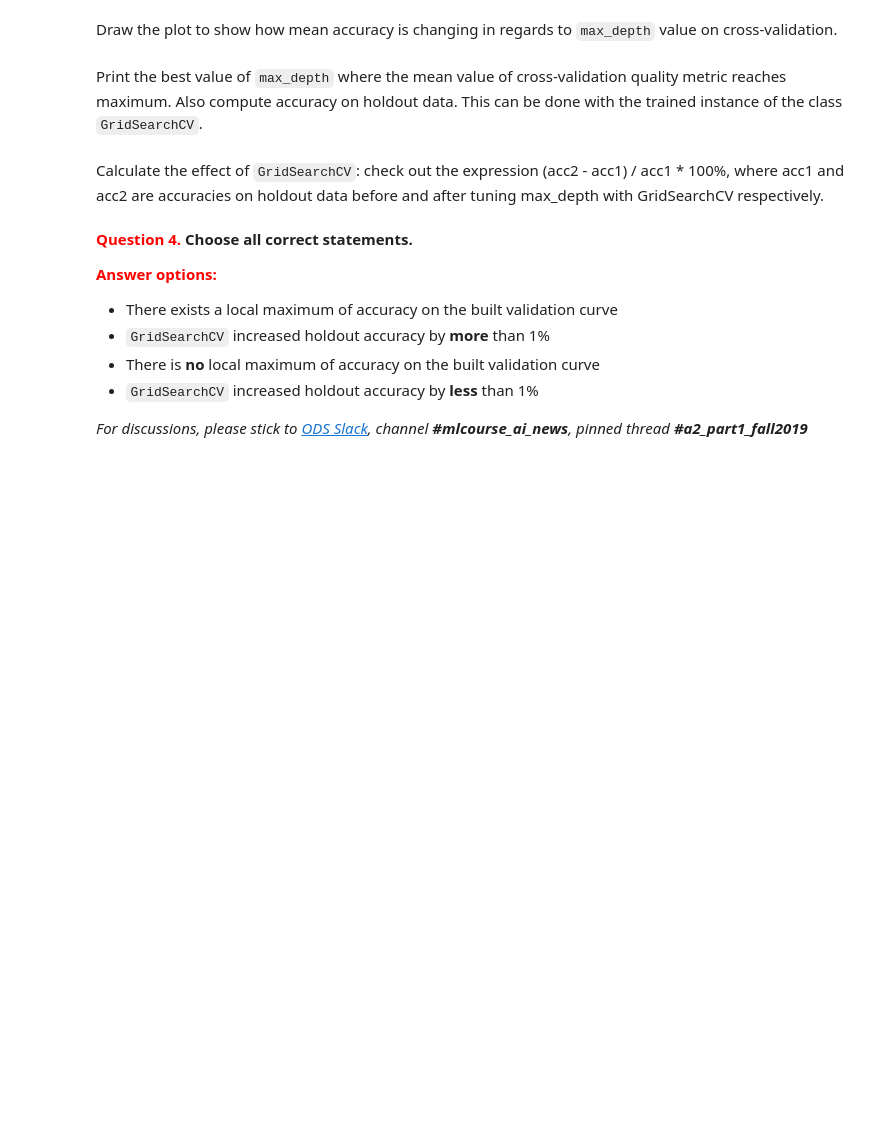
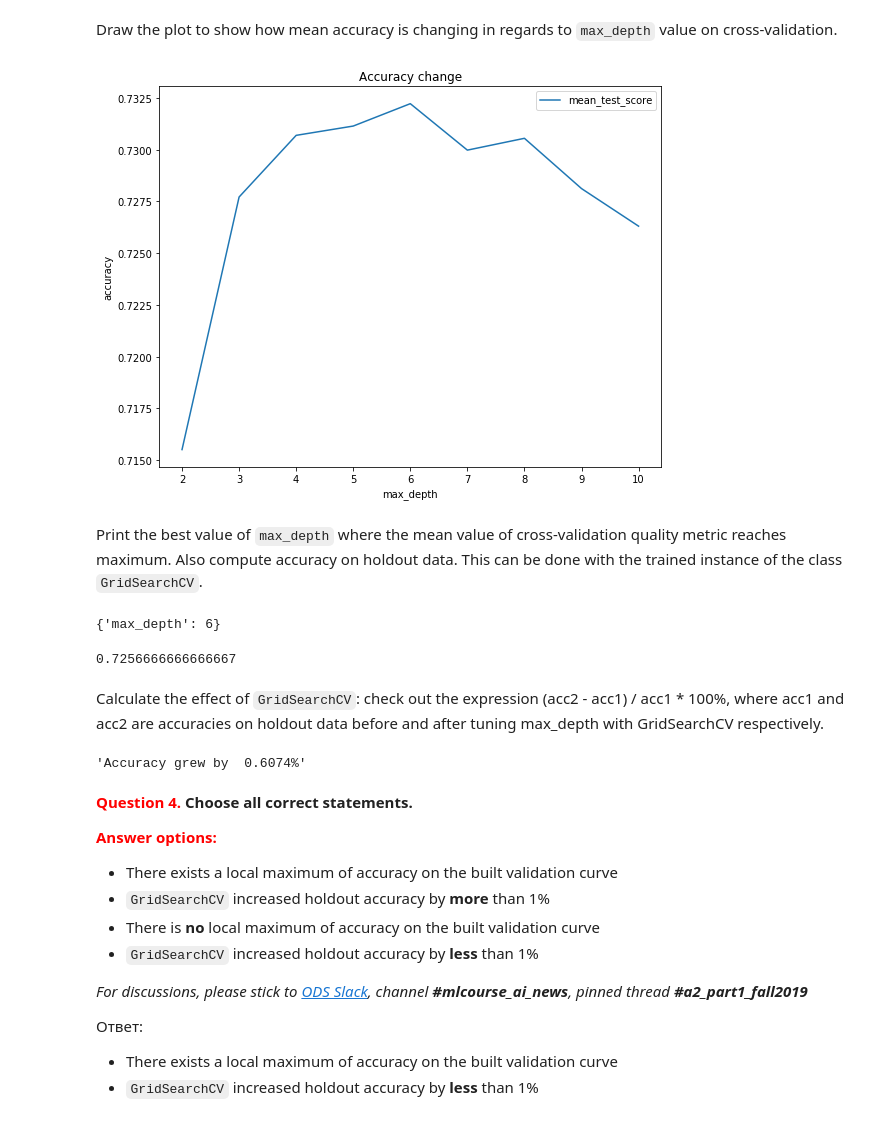
Before and after one commit to koolvn/mlcourse.ai, a Jupyter notebook: jupyter_english/assignments_fall2019/assignment2_part1_decision_trees.ipynb, the cells around one changed output. Saved outputs shown, nothing was run; the diff lists cells and outputs as text; code cells hidden in the pictures; blank space fills up the shorter version.

```diff
--- a/jupyter_english/assignments_fall2019/assignment2_part1_decision_trees.ipynb
+++ b/jupyter_english/assignments_fall2019/assignment2_part1_decision_trees.ipynb
@@ -276,3 +291,9 @@ Split data into train and holdout parts in the proportion of 7/3 using `sklearn.
+# %%
+# You code here
+from sklearn.model_selection import train_test_split
+X = df.drop(['cardio'], axis=1).values
+y = df['cardio'].values
+X_train, X_valid, y_train, y_valid = train_test_split(X, y, test_size=0.3, random_state=17)
 # %% [markdown]
 Train a decision tree on the dataset `(X_train, y_train)` with **max depth equal to 3** and `random_state=17`. Plot this tree with `sklearn.tree.export_graphviz` and Graphviz. Here we need to mention that `sklearn` doesn't draw decision trees on its own, but is able to output a tree in the `.dot` format that can be used by Graphviz for visualization.
 
@@ -292,0 +310,15 @@ os.environ["PATH"] += os.pathsep + path_to_graphviz
+# %%
+# import os
+# path_to_graphviz = '' # your path to graphviz (C:\\Program Files (x86)\\Graphviz2.38\\bin\\ for example)
+# os.environ["PATH"] += os.pathsep + path_to_graphviz
+from sklearn.tree import DecisionTreeClassifier, export_graphviz
+from io import StringIO
+import pydotplus
+from ipywidgets import Image
+
+tree = DecisionTreeClassifier(random_state=17, max_depth=3).fit(X_train, y_train)
+dot_data = StringIO()
+export_graphviz(tree, feature_names=df.drop(['cardio'], axis=1).columns,
+                out_file=dot_data, filled=True)
+graph = pydotplus.graph_from_dot_data(dot_data.getvalue())
+Image(value=graph.create_png())
@@ -309,8 +352,9 @@ Make predictions for holdout data `(X_valid, y_valid)` with the trained decision
 # %% [markdown]
 Set up the depth of the tree using cross-validation on the dataset `(X_train, y_train)` in order to increase quality of the model. Use `GridSearchCV` with 5 folds. Fix `random_state=17` and change  `max_depth` from 2 to 10.
 # %%
+from sklearn.model_selection import GridSearchCV
 tree_params = {'max_depth': list(range(2, 11))}
-
-tree_grid = GridSearchCV # You code here
+# You code here
+tree_grid = GridSearchCV(estimator=tree, param_grid=tree_params, cv=5, scoring='accuracy')
 # %% [markdown]
 Draw the plot to show how mean accuracy is changing in regards to `max_depth` value on cross-validation.
@@ -319,11 +361,35 @@ Draw the plot to show how mean accuracy is changing in regards to `max_depth` va
+# %%
+# You code here
+tree_grid.fit(X_train, y_train)
+plt.figure(figsize=(9, 7), facecolor='white')
+plt.plot(np.linspace(2, 10, 9), tree_grid.cv_results_['mean_test_score'], label='mean_test_score')#[f'split{i}_test_score'], label=f'Split № {i+1}')
+
+plt.title('Accuracy change')
+plt.xlabel('max_depth')
+plt.ylabel('accuracy')
+plt.legend()
+plt.show()
+# %% [output]
+[figure, added]
 # %% [markdown]
 Print the best value of `max_depth` where the mean value of cross-validation quality metric reaches maximum. Also compute accuracy on holdout data. This can be done with the trained instance of the class `GridSearchCV`.
 # %%
 # You code here
+tree_grid.best_params_
+# %% [output]
+{'max_depth': 6}
+# %%
+acc2 = accuracy_score(y_valid, tree_grid.predict(X_valid))
+acc2
+# %% [output]
+0.7256666666666667
 # %% [markdown]
 Сalculate the effect of `GridSearchCV`: check out the expression (acc2 - acc1) / acc1 * 100%, where acc1 and acc2 are accuracies on holdout data before and after tuning max_depth with GridSearchCV respectively.
 # %%
 # You code here
+f'Accuracy grew by {((acc2-acc1)/acc1) * 100 : .4}%'
+# %% [output]
+'Accuracy grew by  0.6074%'
 # %% [markdown]
 **<font color='red'>Question 4.</font> Choose all correct statements.**
 
@@ -335,6 +401,10 @@ Print the best value of `max_depth` where the mean value of cross-validation qua
 - `GridSearchCV` increased holdout accuracy by **less** than 1%
 
 *For discussions, please stick to [ODS Slack](https://opendatascience.slack.com/), channel __#mlcourse_ai_news__, pinned thread __#a2_part1_fall2019__*
+
+Ответ:
+- There exists a local maximum of accuracy on the built validation curve
+- `GridSearchCV` increased holdout accuracy by **less** than 1%
 # %% [markdown]
 Take a look at the SCORE table to estimate ten-year risk of fatal cardiovascular disease in Europe. [Source paper](https://academic.oup.com/eurheartj/article/24/11/987/427645).
 
```
Also changed, not shown: parts of 17 cells of this notebook.
